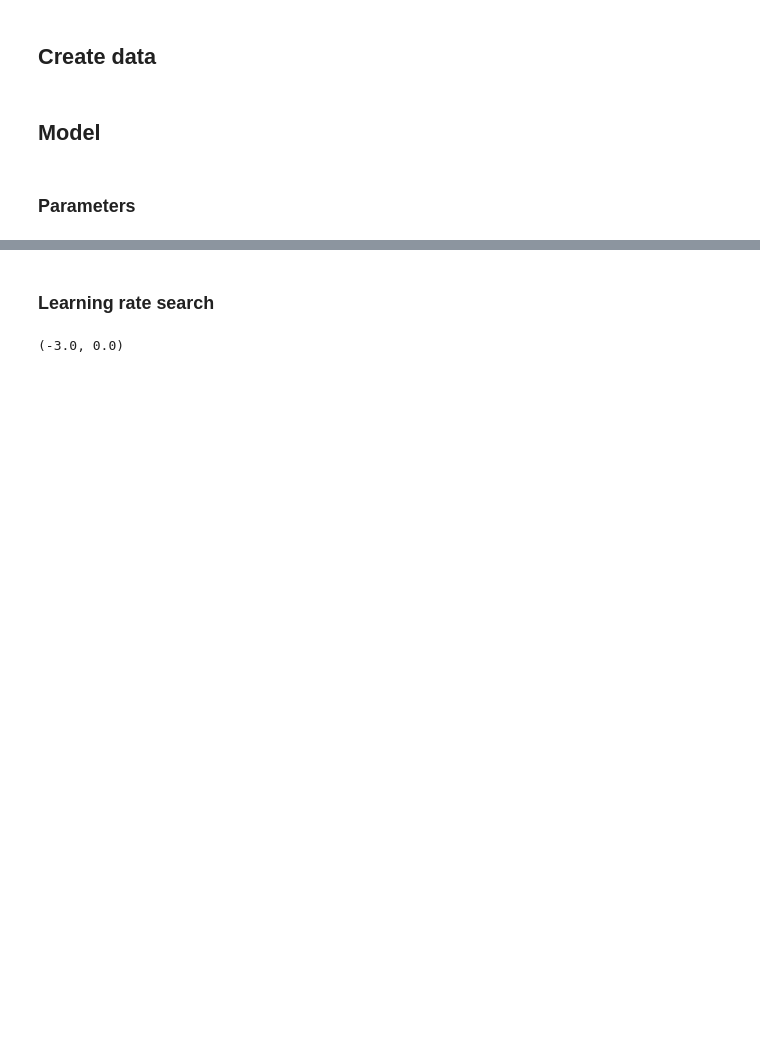
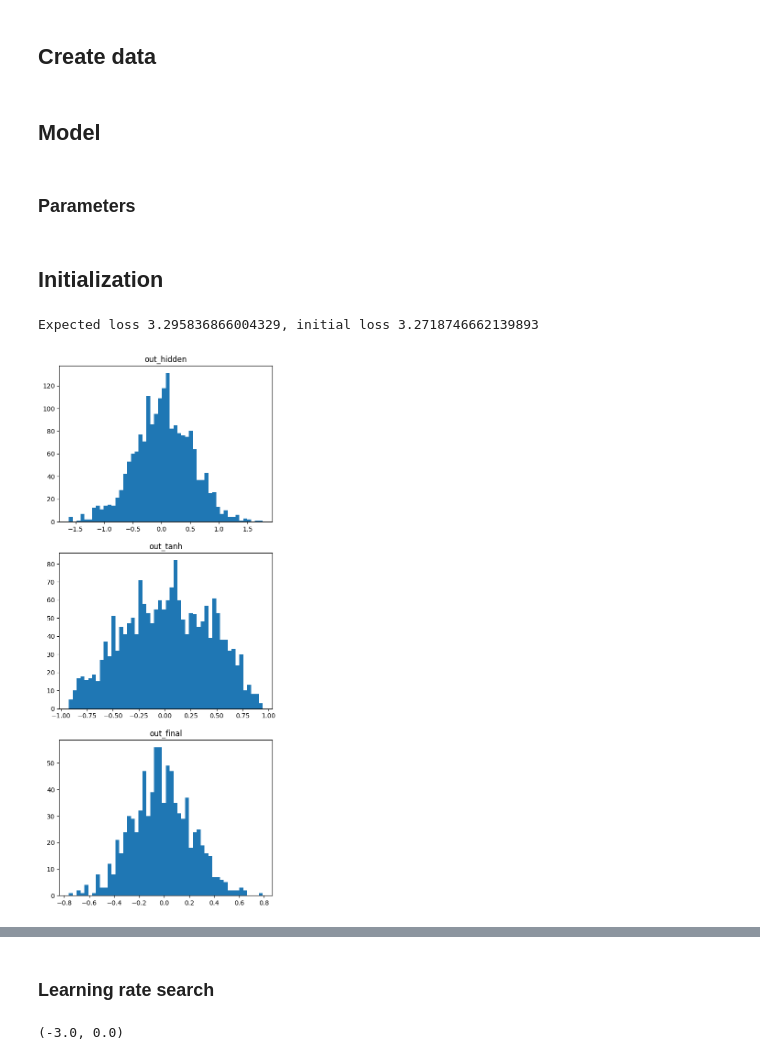
Before and after one commit to chefPony/nn_zero_to_hero, a Jupyter notebook: makemore/Neural_Probabilistic_Language_Model.ipynb, the cells around one changed output, grey strips where cells are left out. Saved outputs shown, nothing was run; the diff lists cells and outputs as text; code cells hidden in the pictures; blank space fills up the shorter version.

```diff
--- a/makemore/Neural_Probabilistic_Language_Model.ipynb
+++ b/makemore/Neural_Probabilistic_Language_Model.ipynb
@@ -161,3 +168,38 @@ model_parameters = {
 epochs = 60
 batch_size = 32
 loss = torch.nn.CrossEntropyLoss()
+# %% [markdown]
+## Initialization
+# %%
+model = MLP(**model_parameters)
+
+uniform_loss = -np.log(1/len(chars))
+
+with torch.no_grad():
+    idx = torch.randint(high=Xtr.shape[0], size=(1000,), generator=generator)
+    yhat = model(Xtr[idx])
+    l = torch.functional.F.cross_entropy(yhat, Ytr[idx])
+
+print(f"Expected loss {uniform_loss}, initial loss {l}")
+
+fig, axes = plt.subplots(3, 1, figsize=(6, 15))
+with torch.no_grad():
+    idx = torch.randint(high=Xtr.shape[0], size=(32,), generator=generator)
+    out = model.embedding(Xtr[idx])
+    out = model.hidden_layer(out.flatten(1))
+
+    axes[0].hist(out.flatten(0).detach(), bins=50);
+    axes[0].set_title("out_hidden")
+
+    out = model.hidden_activation(out)
+
+    axes[1].hist(out.flatten(0).detach(), bins=50);
+    axes[1].set_title("out_tanh")
+
+    out = model.output_layer(out)
+
+    axes[2].hist(out.flatten(0).detach(), bins=50);
+    axes[2].set_title("out_final")
+# %% [output]
+Expected loss 3.295836866004329, initial loss 3.2718746662139893
+[figure, added]
```
Also changed, not shown: parts of 9 cells of this notebook.
